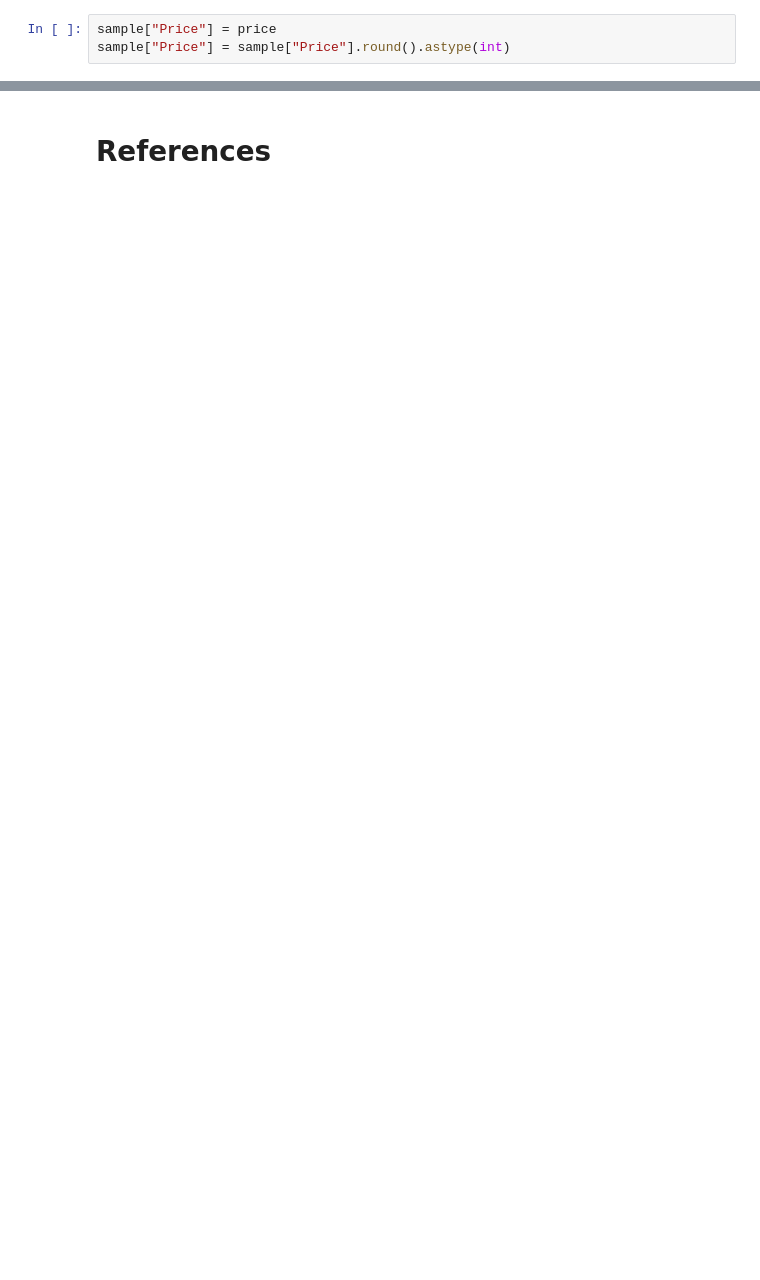
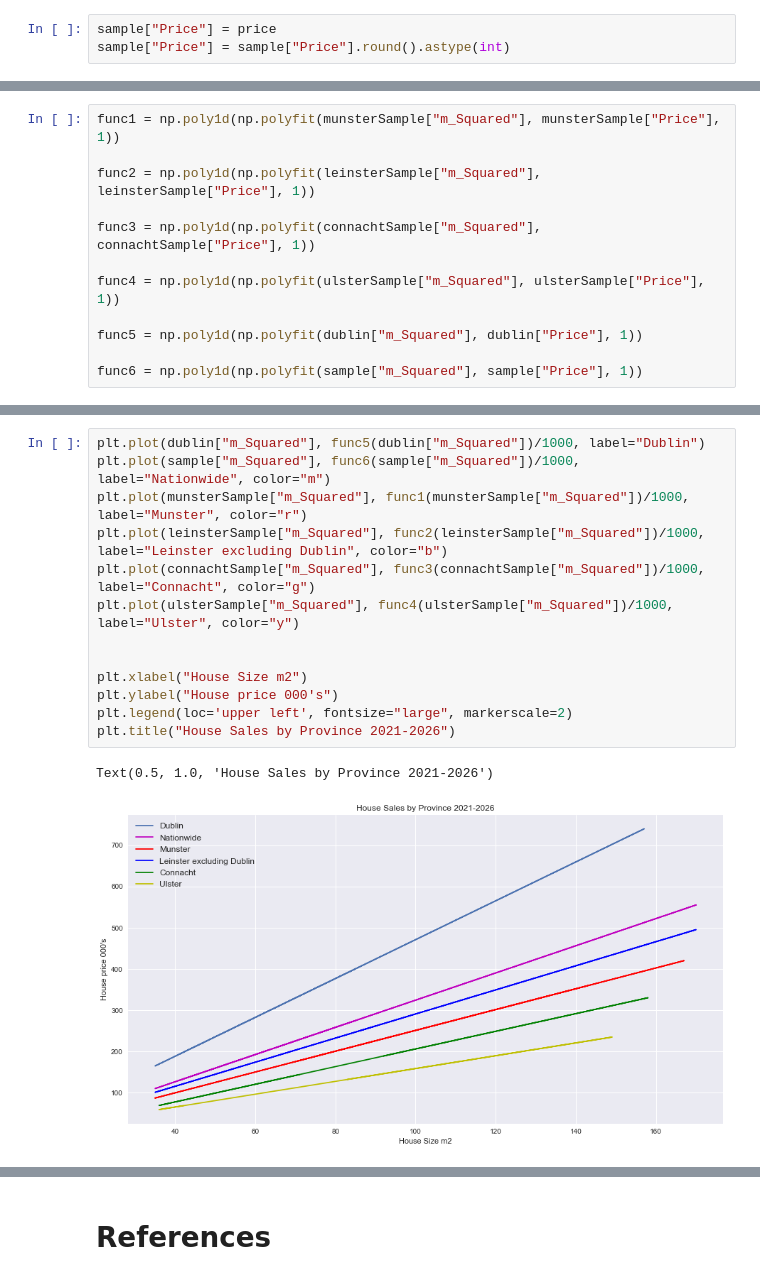
Before and after one commit to cian-gmit-da2020/prog-fun-project, a Jupyter notebook: new-main.ipynb, the cells around one changed output, grey strips where cells are left out. Saved outputs shown, nothing was run; the diff lists cells and outputs as text; blank space fills up the shorter version.

```diff
--- a/new-main.ipynb
+++ b/new-main.ipynb
@@ -588,0 +660,12 @@ Text(0.5, 1.0, 'Median House Price by month by region')
+# %%
+func1 = np.poly1d(np.polyfit(munsterSample["m_Squared"], munsterSample["Price"], 1))
+
+func2 = np.poly1d(np.polyfit(leinsterSample["m_Squared"], leinsterSample["Price"], 1))
+
+func3 = np.poly1d(np.polyfit(connachtSample["m_Squared"], connachtSample["Price"], 1))
+
+func4 = np.poly1d(np.polyfit(ulsterSample["m_Squared"], ulsterSample["Price"], 1))
+
+func5 = np.poly1d(np.polyfit(dublin["m_Squared"], dublin["Price"], 1))
+
+func6 = np.poly1d(np.polyfit(sample["m_Squared"], sample["Price"], 1))
@@ -588,0 +676,16 @@ Text(0.5, 1.0, 'Median House Price by month by region')
+# %%
+plt.plot(dublin["m_Squared"], func5(dublin["m_Squared"])/1000, label="Dublin")
+plt.plot(sample["m_Squared"], func6(sample["m_Squared"])/1000, label="Nationwide", color="m")
+plt.plot(munsterSample["m_Squared"], func1(munsterSample["m_Squared"])/1000, label="Munster", color="r")
+plt.plot(leinsterSample["m_Squared"], func2(leinsterSample["m_Squared"])/1000, label="Leinster excluding Dublin", color="b")
+plt.plot(connachtSample["m_Squared"], func3(connachtSample["m_Squared"])/1000, label="Connacht", color="g")
+plt.plot(ulsterSample["m_Squared"], func4(ulsterSample["m_Squared"])/1000, label="Ulster", color="y")
+
+
+plt.xlabel("House Size m2")
+plt.ylabel("House price 000's")
+plt.legend(loc='upper left', fontsize="large", markerscale=2)
+plt.title("House Sales by Province 2021-2026")
+# %% [output]
+Text(0.5, 1.0, 'House Sales by Province 2021-2026')
+[figure, added]
```
Also changed, not shown: parts of 89 cells of this notebook, 2 other files.
